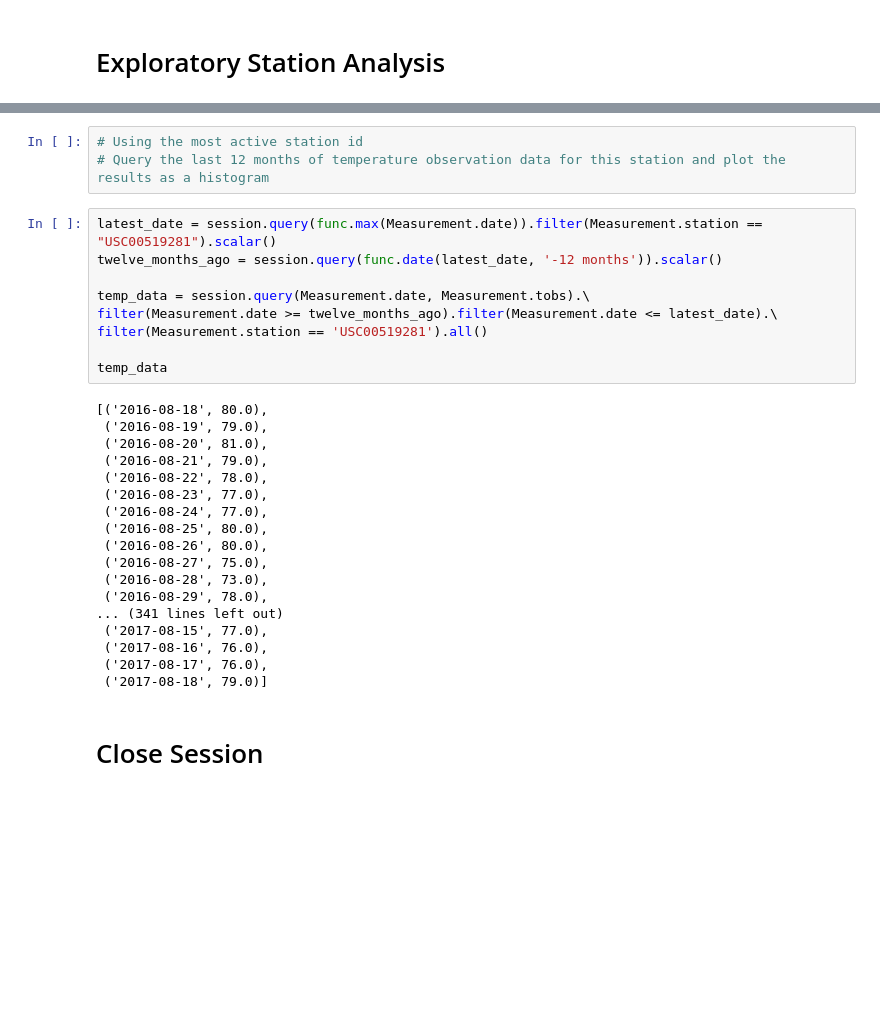
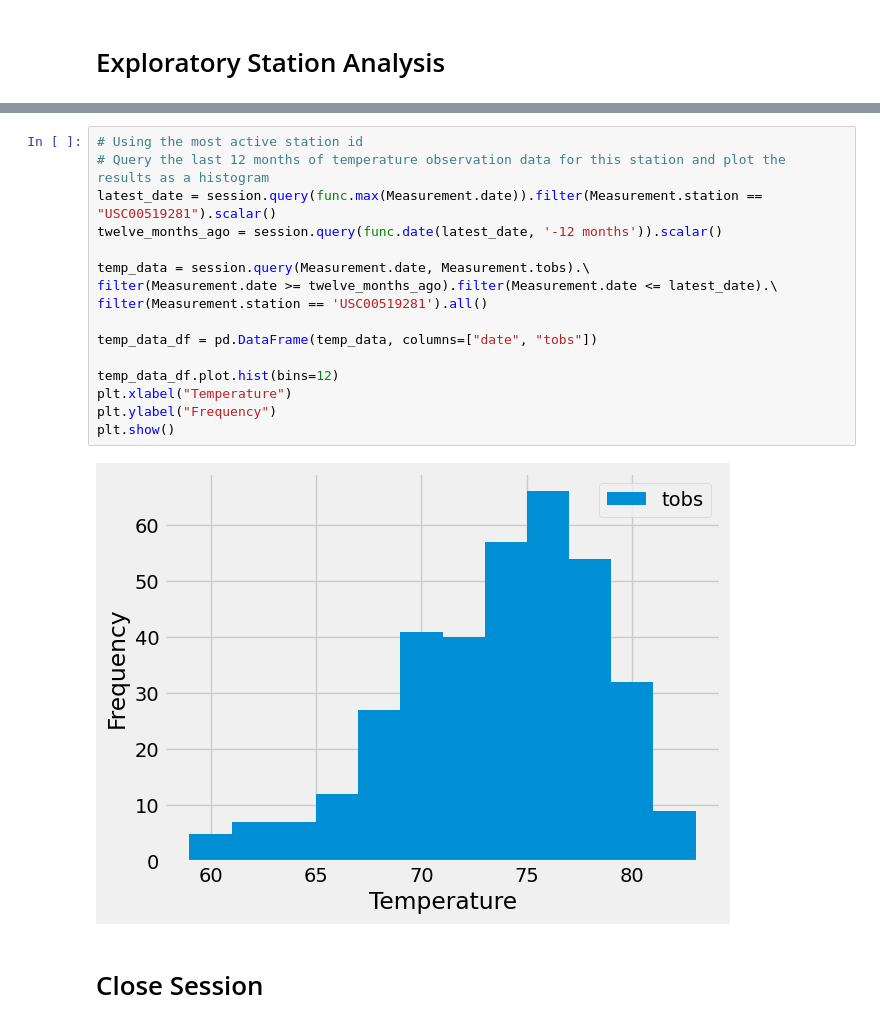
Before and after one commit to DarrylHewitt/sqlalchemy-challenge, a Jupyter notebook: SurfsUp/climate_starter.ipynb, the cells around one changed output, grey strips where cells are left out. Saved outputs shown, nothing was run; the diff lists cells and outputs as text; blank space fills up the shorter version.

```diff
--- a/SurfsUp/climate_starter.ipynb
+++ b/SurfsUp/climate_starter.ipynb
@@ -144,33 +146,21 @@ print(f"{min_temp}, {max_temp}, {avg_temp}")
 # %%
 # Using the most active station id
 # Query the last 12 months of temperature observation data for this station and plot the results as a histogram
+latest_date = session.query(func.max(Measurement.date)).filter(Measurement.station == "USC00519281").scalar()
+twelve_months_ago = session.query(func.date(latest_date, '-12 months')).scalar()
+
+temp_data = session.query(Measurement.date, Measurement.tobs).\
+filter(Measurement.date >= twelve_months_ago).filter(Measurement.date <= latest_date).\
+filter(Measurement.station == 'USC00519281').all()
+
+temp_data_df = pd.DataFrame(temp_data, columns=["date", "tobs"])
+
+temp_data_df.plot.hist(bins=12)
+plt.xlabel("Temperature")
+plt.ylabel("Frequency")
+plt.show()
+# %% [output]
+[figure, added]
-# %%
-latest_date = session.query(func.max(Measurement.date)).filter(Measurement.station == "USC00519281").scalar()
-twelve_months_ago = session.query(func.date(latest_date, '-12 months')).scalar()
-
-temp_data = session.query(Measurement.date, Measurement.tobs).\
-filter(Measurement.date >= twelve_months_ago).filter(Measurement.date <= latest_date).\
-filter(Measurement.station == 'USC00519281').all()
-
-temp_data
-# %% [output]
-[('2016-08-18', 80.0),
- ('2016-08-19', 79.0),
- ('2016-08-20', 81.0),
- ('2016-08-21', 79.0),
- ('2016-08-22', 78.0),
- ('2016-08-23', 77.0),
- ('2016-08-24', 77.0),
- ('2016-08-25', 80.0),
- ('2016-08-26', 80.0),
- ('2016-08-27', 75.0),
- ('2016-08-28', 73.0),
- ('2016-08-29', 78.0),
-... (341 lines left out)
- ('2017-08-15', 77.0),
- ('2017-08-16', 76.0),
- ('2017-08-17', 76.0),
- ('2017-08-18', 79.0)]
 # %% [markdown]
 # Close Session
 # %%
```
Also changed, not shown: parts of 8 cells of this notebook.
